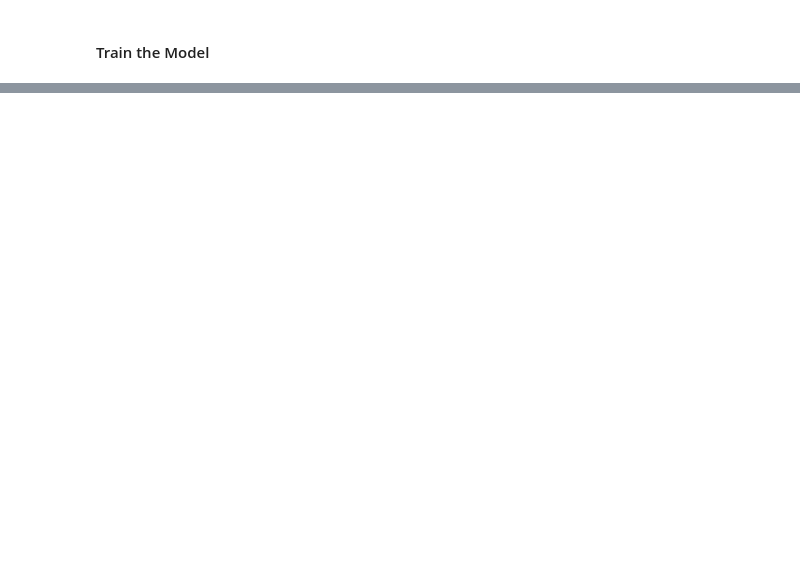
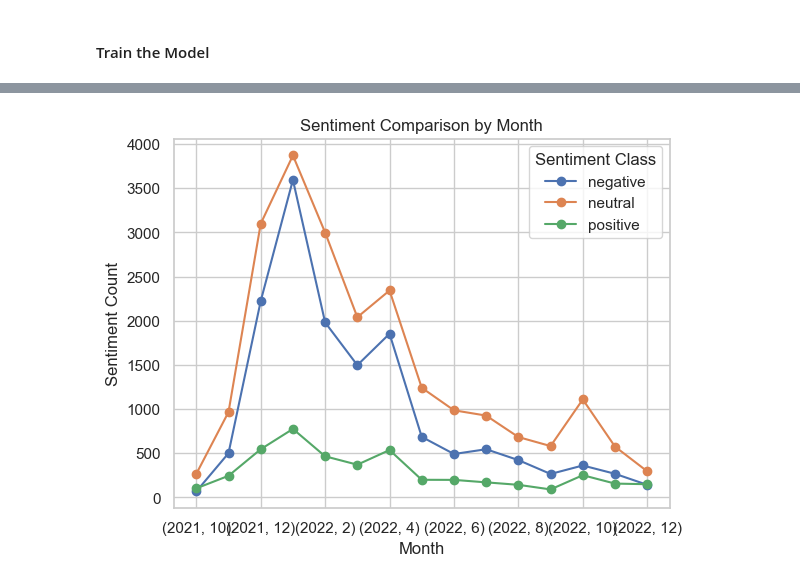
Before and after one commit to juniarta-rendy/Metaverse-Twitter-Sentiment-Analysis, a Jupyter notebook: Deep Learning/Sentiment Analysis Using Deep Learning (RNN & LSTM).ipynb, the cells around one changed output, grey strips where cells are left out. Saved outputs shown, nothing was run; the diff lists cells and outputs as text; code cells hidden in the pictures; blank space fills up the shorter version.

```diff
--- a/Deep Learning/Sentiment Analysis Using Deep Learning (RNN & LSTM).ipynb
+++ b/Deep Learning/Sentiment Analysis Using Deep Learning (RNN & LSTM).ipynb
@@ -363,0 +345,23 @@ sentiment[np.around(model2.predict(test), decimals=0).argmax(axis=1)[0]]
+# %%
+# Read the dataset into a pandas DataFrame
+df = pd.read_csv('../Cleaning/Clean_Dataset.csv')
+
+# Convert the 'date' column to datetime format
+df['date'] = pd.to_datetime(df['date_created'], format='%Y/%m/%d')
+
+# Group the data by month and sentiment class and count the occurrences
+grouped_data = df.groupby([df['date'].dt.year, df['date'].dt.month, 'indonlp_sentiment']).size().unstack(fill_value=0)
+
+# Plot the line chart
+grouped_data.plot(kind='line', marker='o')
+
+# Customize the chart
+plt.xlabel('Month')
+plt.ylabel('Sentiment Count')
+plt.title('Sentiment Comparison by Month')
+plt.legend(title='Sentiment Class')
+
+# Display the chart
+plt.show()
+# %% [output]
+[figure, added]
```
Also changed, not shown: parts of 35 cells of this notebook, 24 other files.
